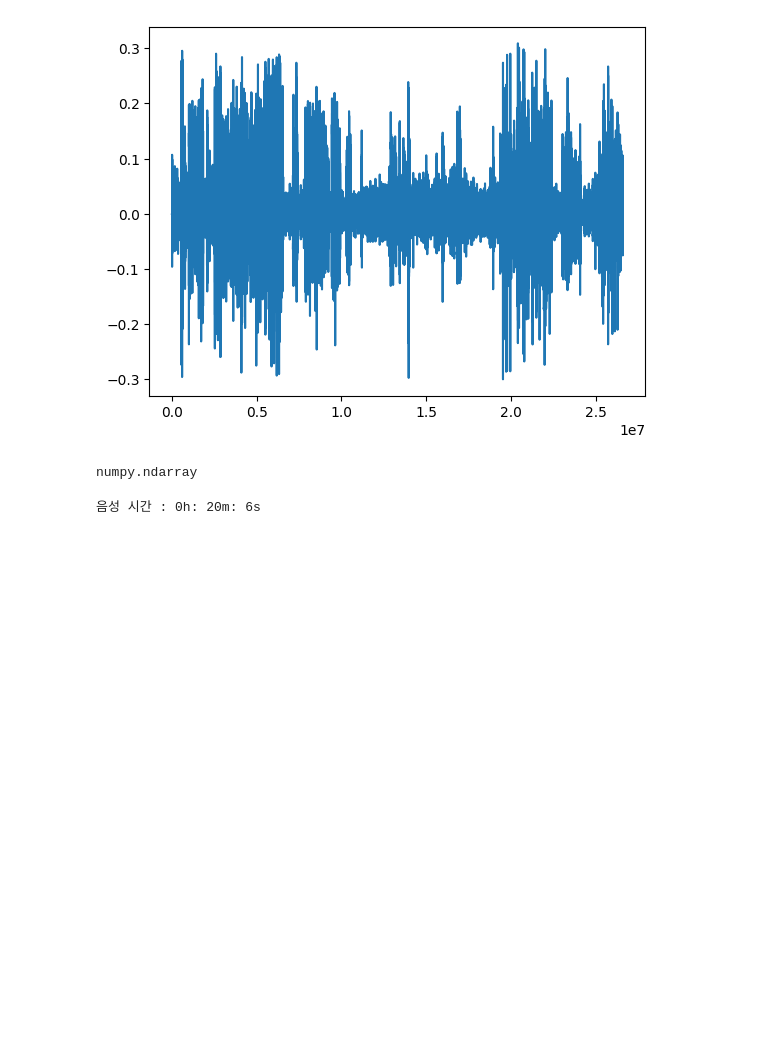
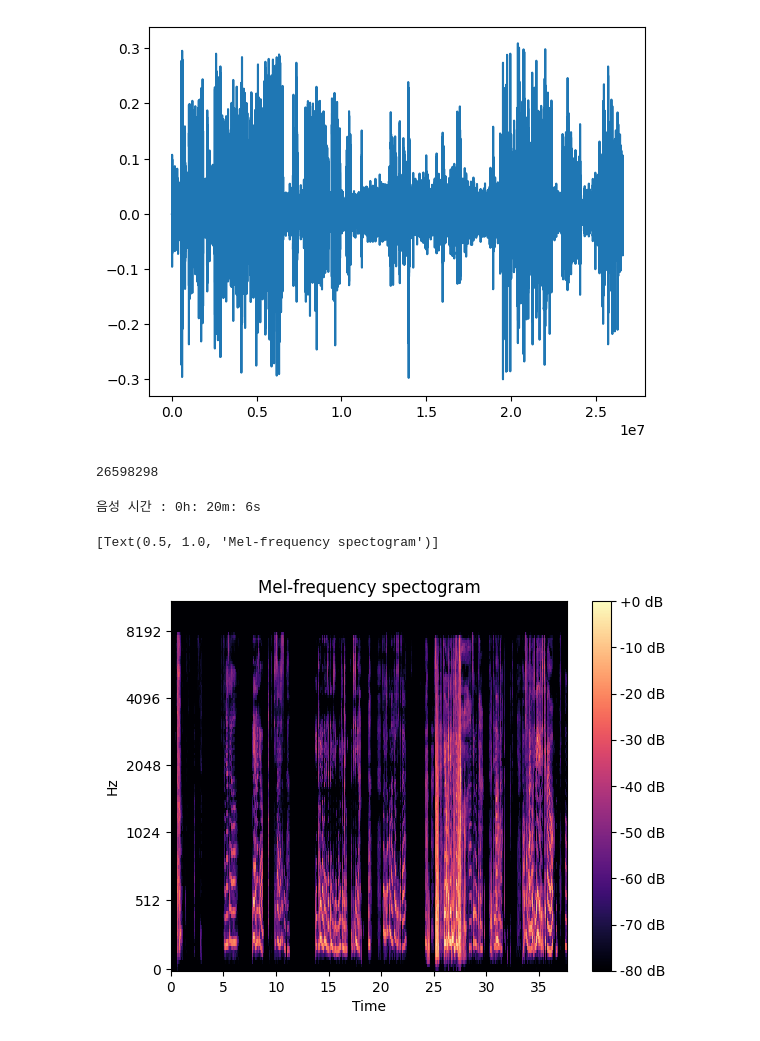
Before and after one commit to AugustvonMackensen/soundProject, a Jupyter notebook: preprocessing.ipynb, the cells around one changed output. Saved outputs shown, nothing was run; the diff lists cells and outputs as text; code cells hidden in the pictures; blank space fills up the shorter version.

```diff
--- a/preprocessing.ipynb
+++ b/preprocessing.ipynb
@@ -13,9 +15,9 @@ plt.plot(waveform)
 [<matplotlib.lines.Line2D at 0x...>]
 [figure]
 # %%
-type(waveform)
+print(len(waveform))
 # %% [output]
-numpy.ndarray
+26598298
 # %%
 # 데이터 길이 / sampling rate -> 음성 파일 시간
 print(f'음성 시간 : {len(waveform) // sr // 3600}h: {len(waveform) // sr // 60}m: {len(waveform) // sr % 60}s')
@@ -23,6 +25,48 @@ print(f'음성 시간 : {len(waveform) // sr // 3600}h: {len(waveform) // sr //
 음성 시간 : 0h: 20m: 6s
 # %%
 # 멜스토그램 만들기
-# win_lemgth : 자를때 자를 작은 조각의 크기(기본이 25ms)
+# win_length : 자를때 자를 작은 조각의 크기(기본이 25ms)
 # n_fft : win_length 크기로 잘린 음성의 작은 조각은 0으로 패딩되어서 n_fft로 크기가 맞춰짐. (일반적으로, 속도를 위해서 2^n으로 설정해야 함, win_length보다 크거나 같아야 함)
 # hop_length : 자르는 간격
+# librosa.feature.melspectogram : melspectogram ->
+# sample_rate? waveform 줄이기
+# solution  : a) time 길게 잡기,
+# 굵고, 빽빽한 부분은 노이즈 의심하기. 가늘고 좀 비어잇는 정도? 면 normal로 예상하면 좋을듯
+# 슬라이싱 + //
+# 코드 -> huggingface 노이즈 제거 모델
+# 오다시티 -> 프로그램
+# 전처리 영향 -> 선풍기
+# 나눠서 들어가기
+# 노이즈 심한 거 보내보고 -> 노이즈 제거 모델 -> 유의미 상승 -> 전처리 효과
+# 후처리..
+# 정제된 데이터 -> 노이즈 -> 비교
+# 노이즈 씌운걸 제거
+# np.sin -> sample파 ->
+# 진폭
+# sin x = 1인 경우 삐-
+# 파이토치 노이즈 씌우기
+# 테스트 데이터셋 만드는 느낌에서 가능
+# whitenoise
+# https://pytorch.org/audio/master/tutorials/audio_data_augmentation_tutorial.html
+# 임계점 방법 -> 무음
+# kaggle -> bird sound -> 소리논문(bird sound) -> 새소리구분
+# tacotron 2, solver -> kor - finetuning
+# 허깅페이스 한국어 음성 데이터셋 체크
+
+# 클로바 + 위스퍼
+from librosa import feature
+win_length = int(np.ceil(0.025 * len(waveform[:len(waveform)//32])))
+hop_length = int(np.ceil(0.001 * len(waveform[:len(waveform)//32])))
+
+# 연산량 문제로 인해 절댓값으로 접근하기
+D = np.abs(librosa.stft(waveform[:len(waveform)//32])) ** 2
+s = feature.melspectrogram(S=D, sr=sr, n_fft=1024, win_length=win_length, hop_length=hop_length)
+
+fig, ax = plt.subplots()
+s_db = librosa.power_to_db(s, ref=np.max)
+img = librosa.display.specshow(s_db, x_axis='time', y_axis='mel', sr=sr, ax=ax)
+fig.colorbar(img, ax=ax, format='%+2.0f dB')
+ax.set(title='Mel-frequency spectogram')
+# %% [output]
+[Text(0.5, 1.0, 'Mel-frequency spectogram')]
+[figure, added]
```
Also changed, not shown: parts of 4 cells of this notebook, 1 other file.
